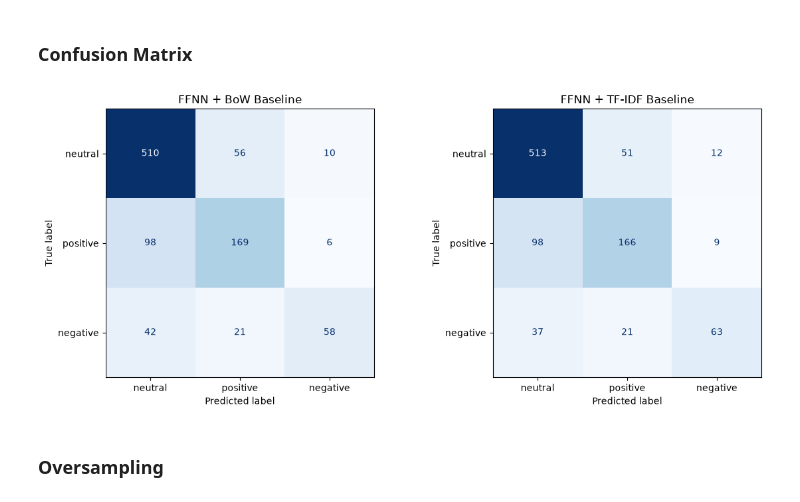
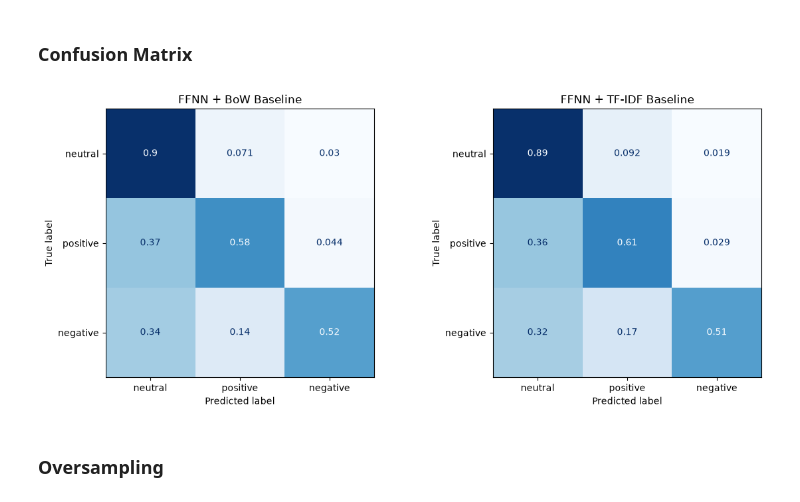
Before and after one commit to theodorhagen/sentiment-analysis-financial-news, a Jupyter notebook: 3_FFNN_Sentiment.ipynb, the cells around one changed output. Drawn from its saved outputs; the diff is of its cells as text; code cells hidden in the pictures.

```diff
--- a/3_FFNN_Sentiment.ipynb
+++ b/3_FFNN_Sentiment.ipynb
@@ -284,36 +284,38 @@ weighted avg       0.76      0.76      0.76       970
 # %%
 class_names = ["neutral", "positive", "negative"]
 
 fig, axes = plt.subplots(1, 2, figsize=(12, 5))
 
 ConfusionMatrixDisplay.from_predictions(
     bow_true,
     bow_pred,
     labels=[0, 1, 2],
     display_labels=class_names,
     cmap="Blues",
     ax=axes[0],
-    colorbar=False
+    colorbar=False,
+    normalize='true'
 )
 
 axes[0].set_title("FFNN + BoW Baseline")
 
 ConfusionMatrixDisplay.from_predictions(
     tfidf_true,
     tfidf_pred,
     labels=[0, 1, 2],
     display_labels=class_names,
     cmap="Blues",
     ax=axes[1],
-    colorbar=False
+    colorbar=False,
+    normalize='true'
 )
 
 axes[1].set_title("FFNN + TF-IDF Baseline")
 
 plt.tight_layout()
 plt.show()
 # %% [output]
-[figure, old version]
+[figure, new version]
 # %% [markdown]
 ### Oversampling
 # %%
```
Also changed, not shown: parts of 7 cells of this notebook, 1 other file.
